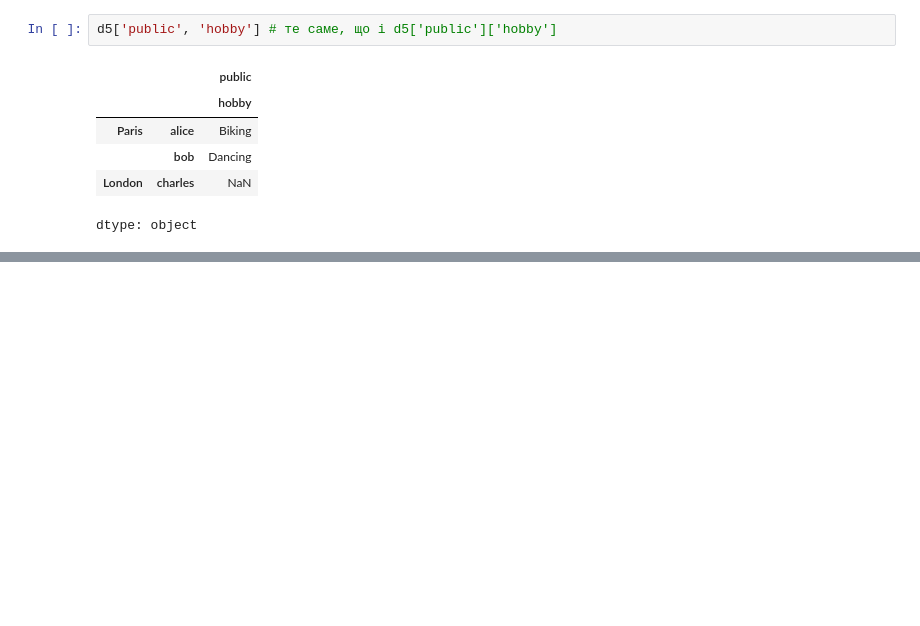
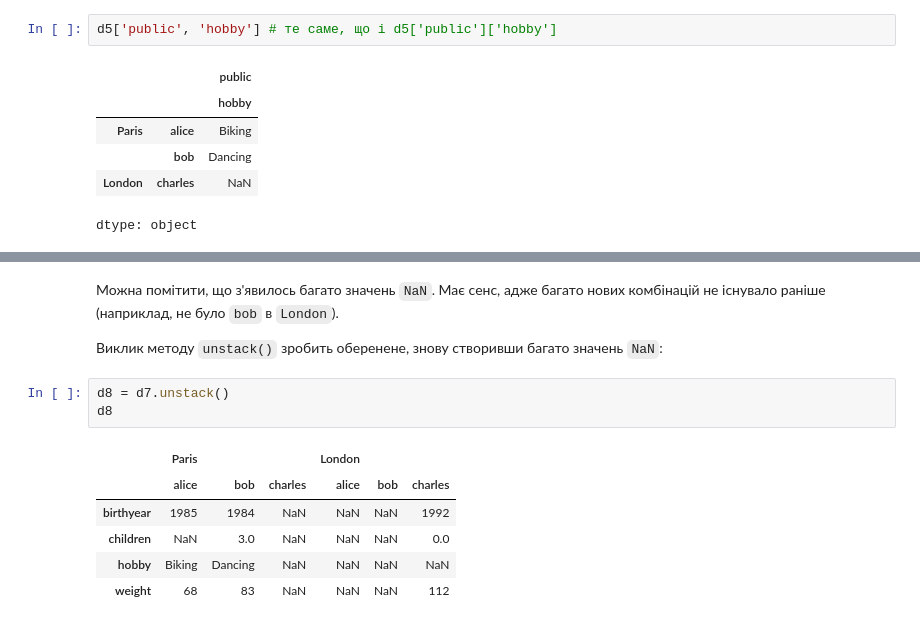
Before and after one commit to dmuman/ML-projects-and-tutorials, a Jupyter notebook: Pandas/Tutorials/pandas_tutorial_ukr.ipynb, the cells around one changed output, grey strips where cells are left out. Cells and saved outputs as stored; diff of their text form; blank space fills up the shorter version.

```diff
--- a/Pandas/Tutorials/pandas_tutorial_ukr.ipynb
+++ b/Pandas/Tutorials/pandas_tutorial_ukr.ipynb
@@ -806,0 +874,14 @@ dtype: object
+# %% [markdown]
+Можна помітити, що з'явилось багато значень `NaN`. Має сенс, адже багато нових комбінацій не існувало раніше (наприклад, не було `bob` в `London`).
+
+Виклик методу `unstack()` зробить оберенене, знову створивши багато значень `NaN`:
+# %%
+d8 = d7.unstack()
+d8
+# %% [output]
+|  | Paris |  |  | London |  |  |
+|  | alice | bob | charles | alice | bob | charles |
+| birthyear | 1985 | 1984 | NaN | NaN | NaN | 1992 |
+| children | NaN | 3.0 | NaN | NaN | NaN | 0.0 |
+| hobby | Biking | Dancing | NaN | NaN | NaN | NaN |
+| weight | 68 | 83 | NaN | NaN | NaN | 112 |
```
Also changed, not shown: parts of 27 cells of this notebook.
